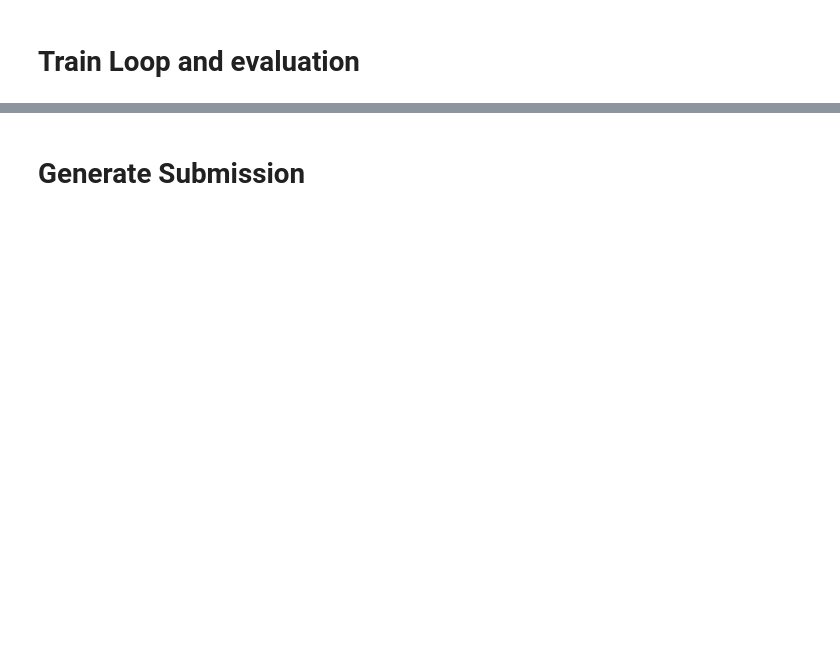
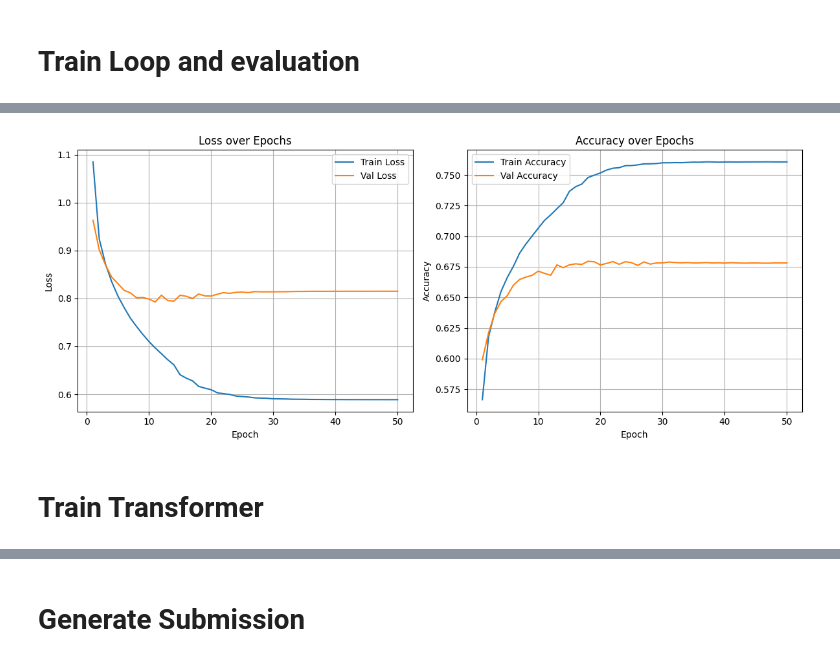
Before and after one commit to azhgh22/SentimentAnalysis, a Jupyter notebook: RNN.ipynb, the cells around one changed output, grey strips where cells are left out. Saved outputs shown, nothing was run; the diff lists cells and outputs as text; code cells hidden in the pictures; blank space fills up the shorter version.

```diff
--- a/RNN.ipynb
+++ b/RNN.ipynb
@@ -273,7 +268,7 @@ class SentimentLSTM(nn.Module):
         return self.fc(self.dropout(combined))                                       # (batch, num_classes)
 
 
-model_model = SentimentLSTM(
+lstm_model = SentimentLSTM(
     vocab_size       = VOCAB_SIZE,
     embedding_dim    = EMBEDDING_DIM,
     embedding_matrix = embedding_matrix,
@@ -380,0 +551,2 @@ Best val accuracy: 0.6706
+# %%
+lstm_stats = train_model(lstm_model,train_loader,val_loader,EPOCHS)
@@ -380,0 +571,6 @@ Best val accuracy: 0.6706
+# %%
+plot_stats(lstm_stats)
+# %% [output]
+[figure, added]
+# %% [markdown]
+# **Train Transformer**
```
Also changed, not shown: parts of 27 cells of this notebook.
